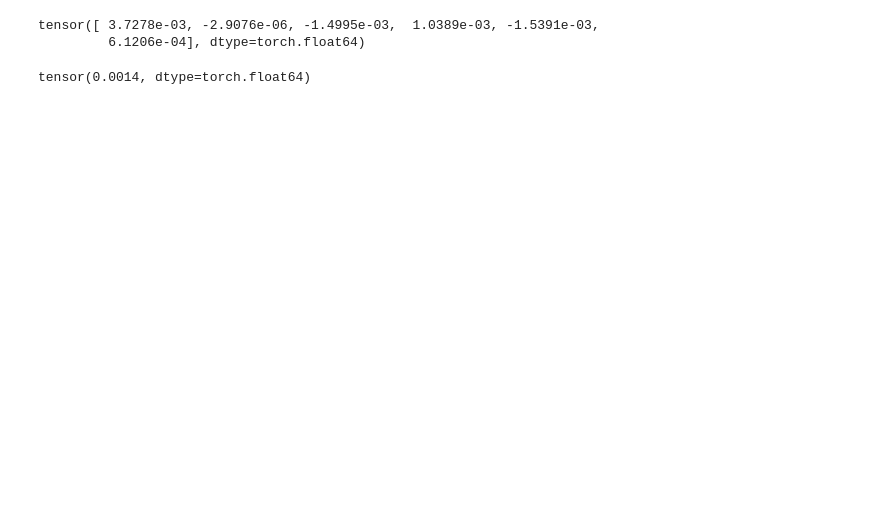
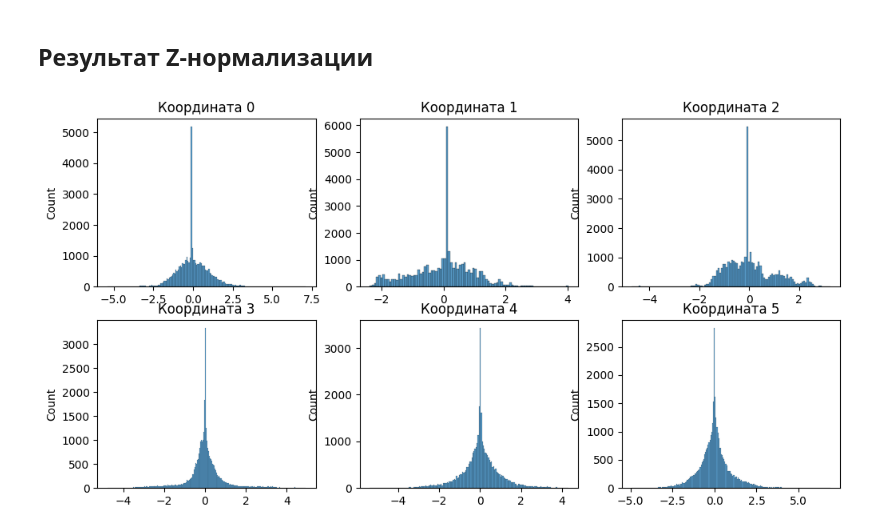
Before and after one commit to AbsltRaDu/VisualOdometryProject, a Jupyter notebook: results.ipynb, the cells around one changed output. Drawn from its saved outputs; the diff is of its cells as text; code cells hidden in the pictures; blank space fills up the shorter version.

```diff
--- a/results.ipynb
+++ b/results.ipynb
@@ -38,3 +67,16 @@ len(test_data)
+# %% [markdown]
+## Результат Z-нормализации
+# %%
+fig, axes = plt.subplots(2, 3, figsize=(12, 6))
+
+for n in range(6):
+    j = n % 3
+    i = 0 if n < 3 else 1
+
+    sns.histplot(mass[..., n], ax=axes[i, j])
+    axes[i, j].set_title(f'Координата {n}')
+# %% [output]
+[figure, added]
 # %%
 from src.geometry.RotationTorch import RotationTorch as RT
 from src.geometry.PoseTorch import PoseTorch as PT
@@ -74,12 +113 @@ Y2 = torch.stack([y3, y4])
-# %%
-y[0]
-# %% [output]
-tensor([ 3.7278e-03, -2.9076e-06, -1.4995e-03,  1.0389e-03, -1.5391e-03,
-         6.1206e-04], dtype=torch.float64)
-# %%
-Y, Y2 = PT.from_lie(y), PT.from_lie(y2)
-
-torch.linalg.norm((Y.inv() * Y2).as_lie()[0])
-# %% [output]
-tensor(0.0014, dtype=torch.float64)
 # %%
```
Also changed, not shown: parts of 14 cells of this notebook, 4 other files.
